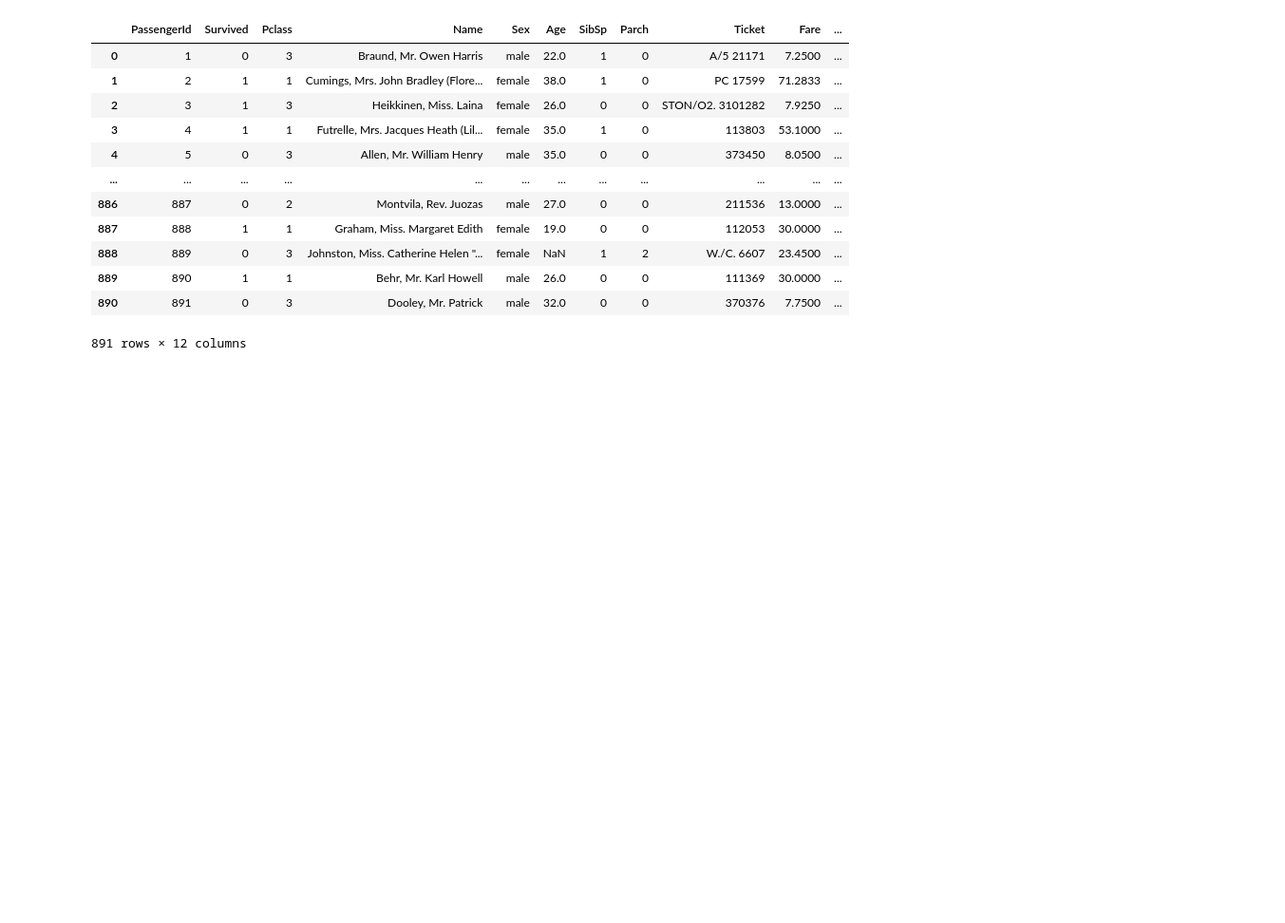
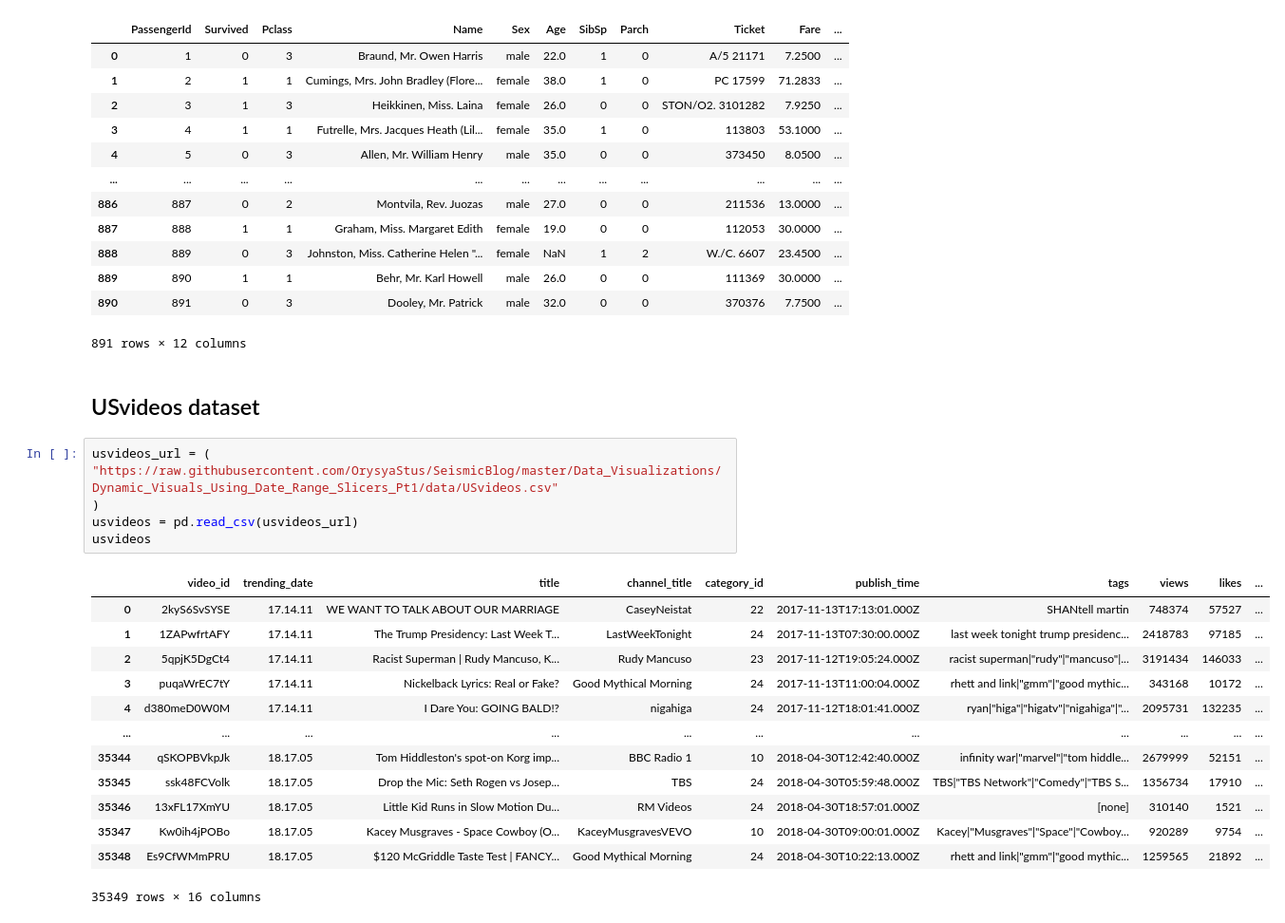
Before and after one commit to stevenkhwun/P4DS, a Jupyter notebook: Dataset_On_Internet.ipynb, the cells around one changed output. Shown at 95% size. Drawn from its saved outputs; the diff is of its cells as text; blank space fills up the shorter version.

```diff
--- a/Dataset_On_Internet.ipynb
+++ b/Dataset_On_Internet.ipynb
@@ -29,3 +29,25 @@ titanic
 | 889 | 890 | 1 | 1 | Behr, Mr. Karl Howell | male | 26.0 | 0 | 0 | 111369 | 30.0000 | ... |
 | 890 | 891 | 0 | 3 | Dooley, Mr. Patrick | male | 32.0 | 0 | 0 | 370376 | 7.7500 | ... |
 891 rows × 12 columns
+# %% [markdown]
+## USvideos dataset
+# %%
+usvideos_url = (
+"https://raw.githubusercontent.com/OrysyaStus/SeismicBlog/master/Data_Visualizations/Dynamic_Visuals_Using_Date_Range_Slicers_Pt1/data/USvideos.csv"
+)
+usvideos = pd.read_csv(usvideos_url)
+usvideos
+# %% [output]
+|  | video_id | trending_date | title | channel_title | category_id | publish_time | tags | views | likes | ... |
+| 0 | 2kyS6SvSYSE | 17.14.11 | WE WANT TO TALK ABOUT OUR MARRIAGE | CaseyNeistat | 22 | 2017-11-13T17:13:01.000Z | SHANtell martin | 748374 | 57527 | ... |
+| 1 | 1ZAPwfrtAFY | 17.14.11 | The Trump Presidency: Last Week T... | LastWeekTonight | 24 | 2017-11-13T07:30:00.000Z | last week tonight trump presidenc... | 2418783 | 97185 | ... |
+| 2 | 5qpjK5DgCt4 | 17.14.11 | Racist Superman | Rudy Mancuso, K... | Rudy Mancuso | 23 | 2017-11-12T19:05:24.000Z | racist superman|"rudy"|"mancuso"|... | 3191434 | 146033 | ... |
+| 3 | puqaWrEC7tY | 17.14.11 | Nickelback Lyrics: Real or Fake? | Good Mythical Morning | 24 | 2017-11-13T11:00:04.000Z | rhett and link|"gmm"|"good mythic... | 343168 | 10172 | ... |
+| 4 | d380meD0W0M | 17.14.11 | I Dare You: GOING BALD!? | nigahiga | 24 | 2017-11-12T18:01:41.000Z | ryan|"higa"|"higatv"|"nigahiga"|"... | 2095731 | 132235 | ... |
+| ... | ... | ... | ... | ... | ... | ... | ... | ... | ... | ... |
+| 35344 | qSKOPBVkpJk | 18.17.05 | Tom Hiddleston's spot-on Korg imp... | BBC Radio 1 | 10 | 2018-04-30T12:42:40.000Z | infinity war|"marvel"|"tom hiddle... | 2679999 | 52151 | ... |
+| 35345 | ssk48FCVolk | 18.17.05 | Drop the Mic: Seth Rogen vs Josep... | TBS | 24 | 2018-04-30T05:59:48.000Z | TBS|"TBS Network"|"Comedy"|"TBS S... | 1356734 | 17910 | ... |
+| 35346 | 13xFL17XmYU | 18.17.05 | Little Kid Runs in Slow Motion Du... | RM Videos | 24 | 2018-04-30T18:57:01.000Z | [none] | 310140 | 1521 | ... |
+| 35347 | Kw0ih4jPOBo | 18.17.05 | Kacey Musgraves - Space Cowboy (O... | KaceyMusgravesVEVO | 10 | 2018-04-30T09:00:01.000Z | Kacey|"Musgraves"|"Space"|"Cowboy... | 920289 | 9754 | ... |
+| 35348 | Es9CfWMmPRU | 18.17.05 | $120 McGriddle Taste Test | FANCY... | Good Mythical Morning | 24 | 2018-04-30T10:22:13.000Z | rhett and link|"gmm"|"good mythic... | 1259565 | 21892 | ... |
+35349 rows × 16 columns
```
